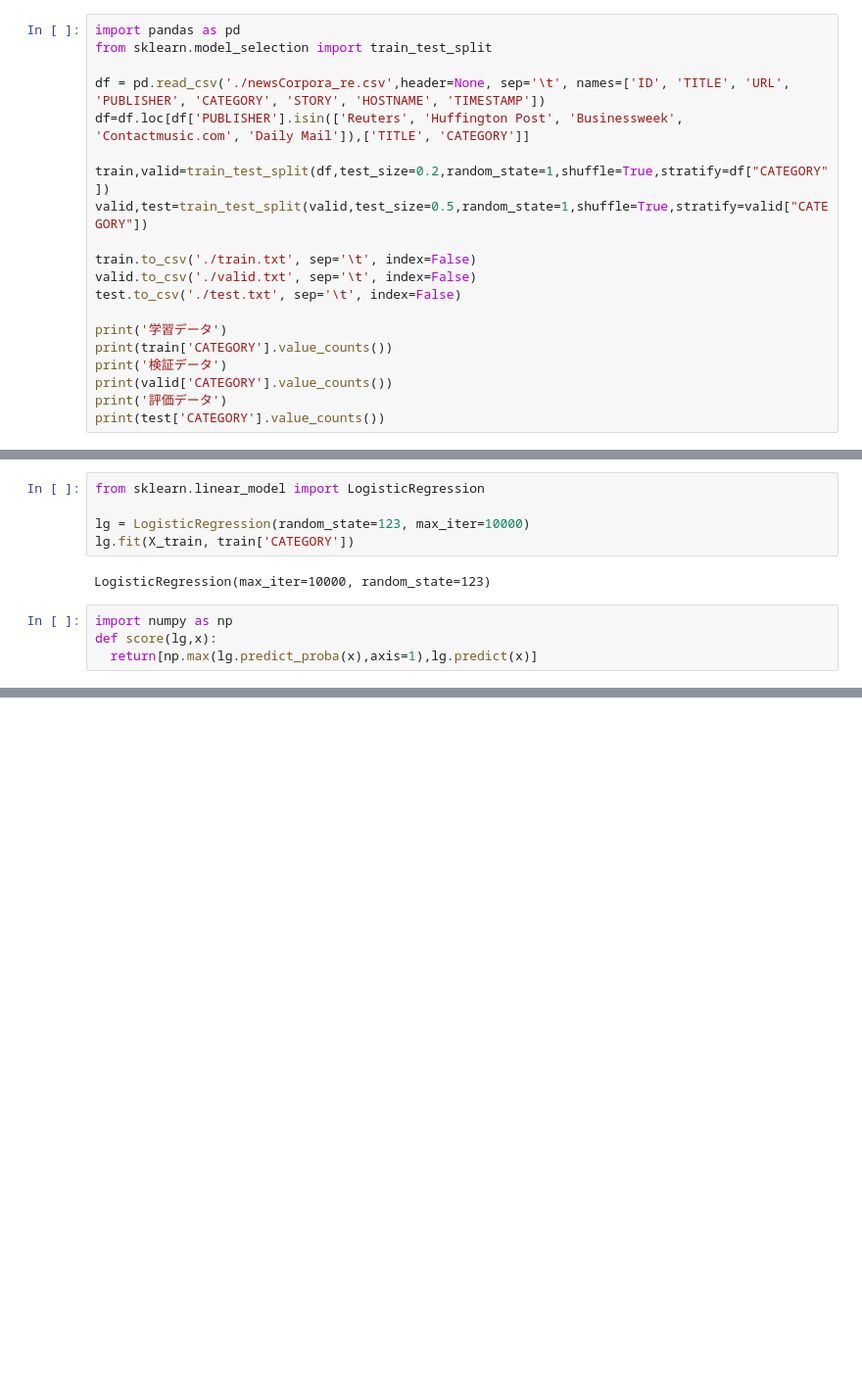
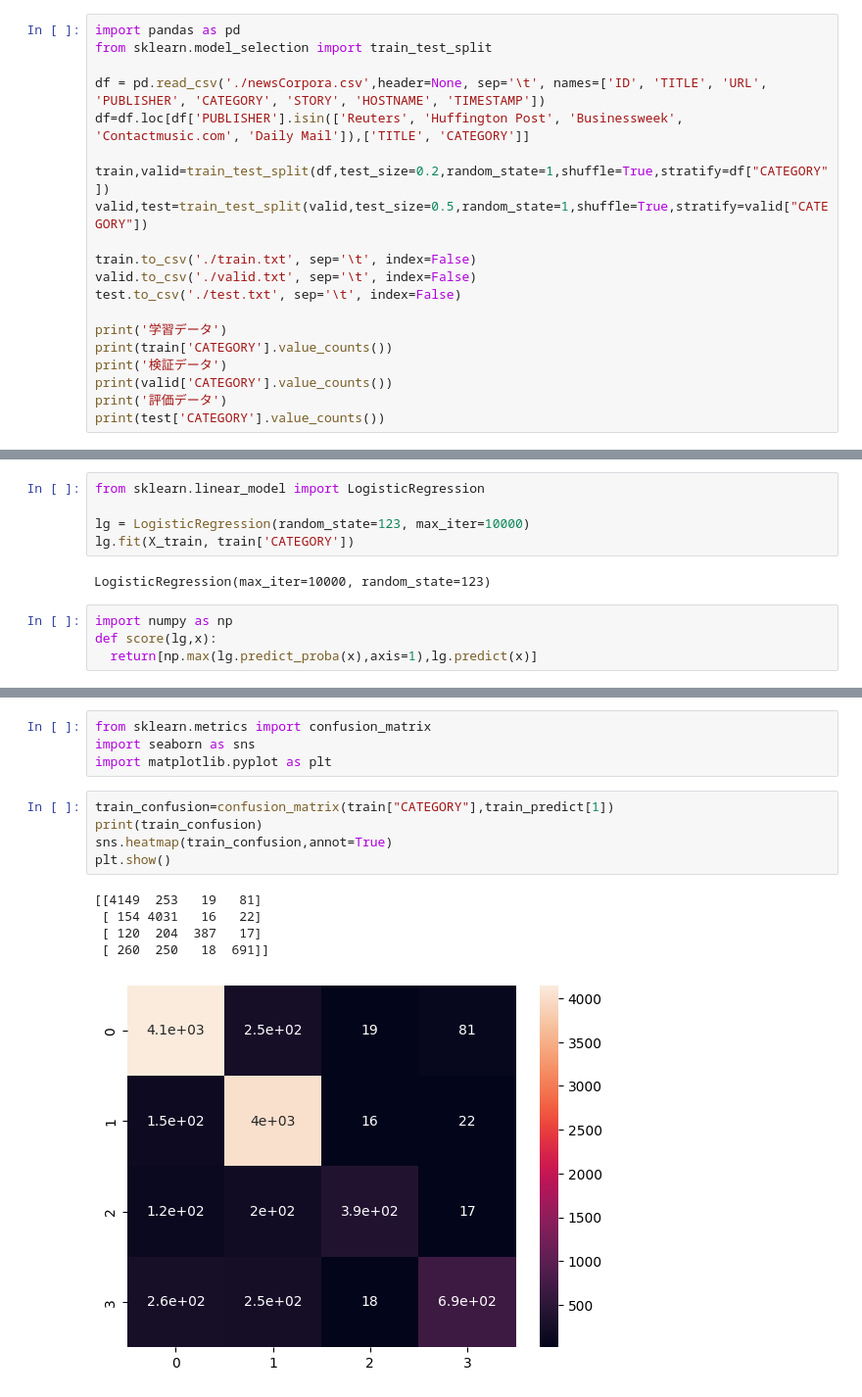
Before and after one commit to m0chi1216/hlab2023-nlp100, a Jupyter notebook: 3.ipynb, the cells around one changed output, grey strips where cells are left out. Shown at 98% size. Cells and saved outputs as stored; diff of their text form; blank space fills up the shorter version.

```diff
--- a/3.ipynb
+++ b/3.ipynb
@@ -78,7 +60,7 @@ Requirement already satisfied: threadpoolctl>=2.0.0 in /usr/local/lib/python3.10
 import pandas as pd
 from sklearn.model_selection import train_test_split
 
-df = pd.read_csv('./newsCorpora_re.csv',header=None, sep='\t', names=['ID', 'TITLE', 'URL', 'PUBLISHER', 'CATEGORY', 'STORY', 'HOSTNAME', 'TIMESTAMP'])
+df = pd.read_csv('./newsCorpora.csv',header=None, sep='\t', names=['ID', 'TITLE', 'URL', 'PUBLISHER', 'CATEGORY', 'STORY', 'HOSTNAME', 'TIMESTAMP'])
 df=df.loc[df['PUBLISHER'].isin(['Reuters', 'Huffington Post', 'Businessweek', 'Contactmusic.com', 'Daily Mail']),['TITLE', 'CATEGORY']]
 
 train,valid=train_test_split(df,test_size=0.2,random_state=1,shuffle=True,stratify=df["CATEGORY"])
@@ -200,0 +204,15 @@ print(f"テストデータの正解率={0}.3f",test_accuracy)
+# %%
+from sklearn.metrics import confusion_matrix
+import seaborn as sns
+import matplotlib.pyplot as plt
+# %%
+train_confusion=confusion_matrix(train["CATEGORY"],train_predict[1])
+print(train_confusion)
+sns.heatmap(train_confusion,annot=True)
+plt.show()
+# %% [output]
+[[4149  253   19   81]
+ [ 154 4031   16   22]
+ [ 120  204  387   17]
+ [ 260  250   18  691]]
+[figure, added]
```
Also changed, not shown: parts of 27 cells of this notebook.
